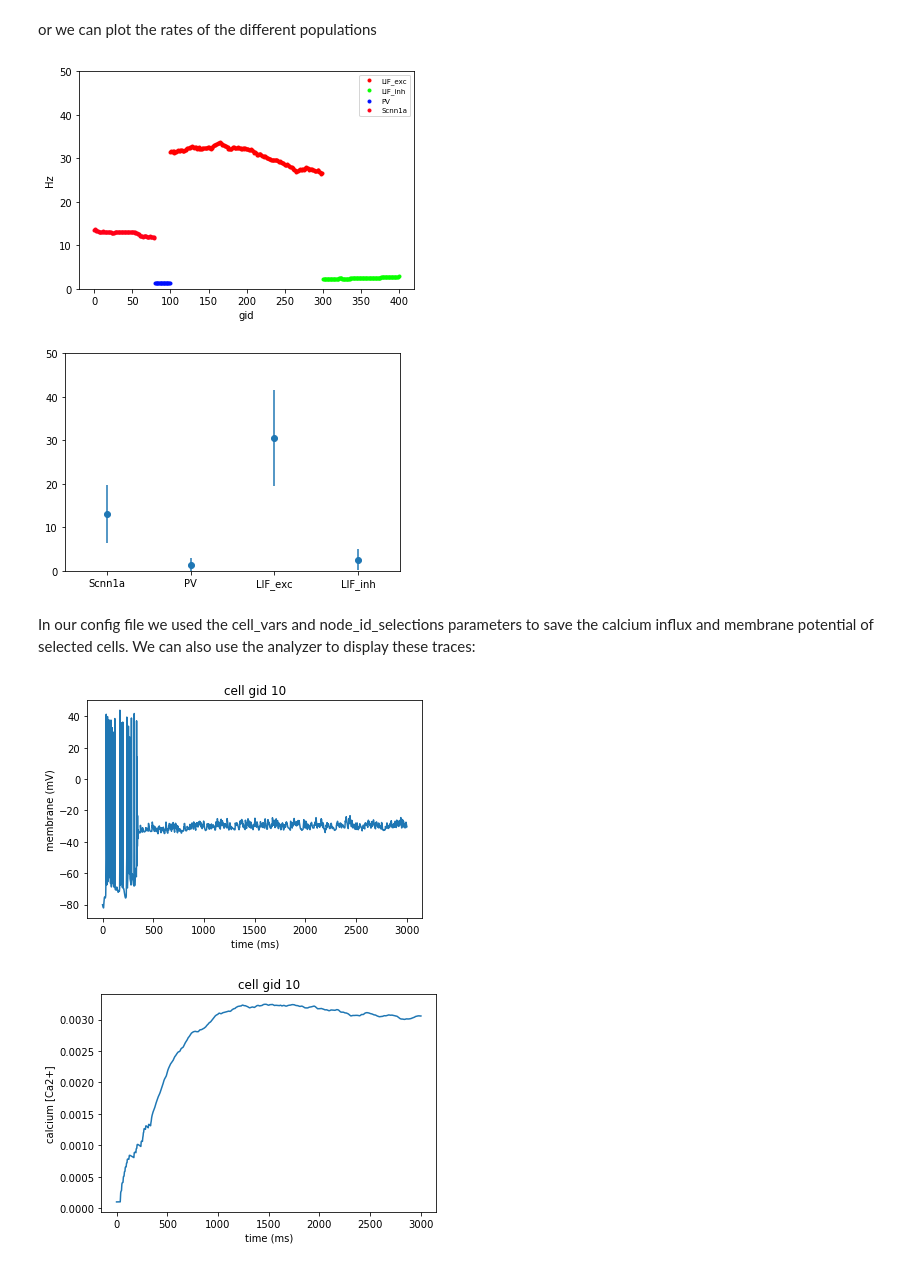
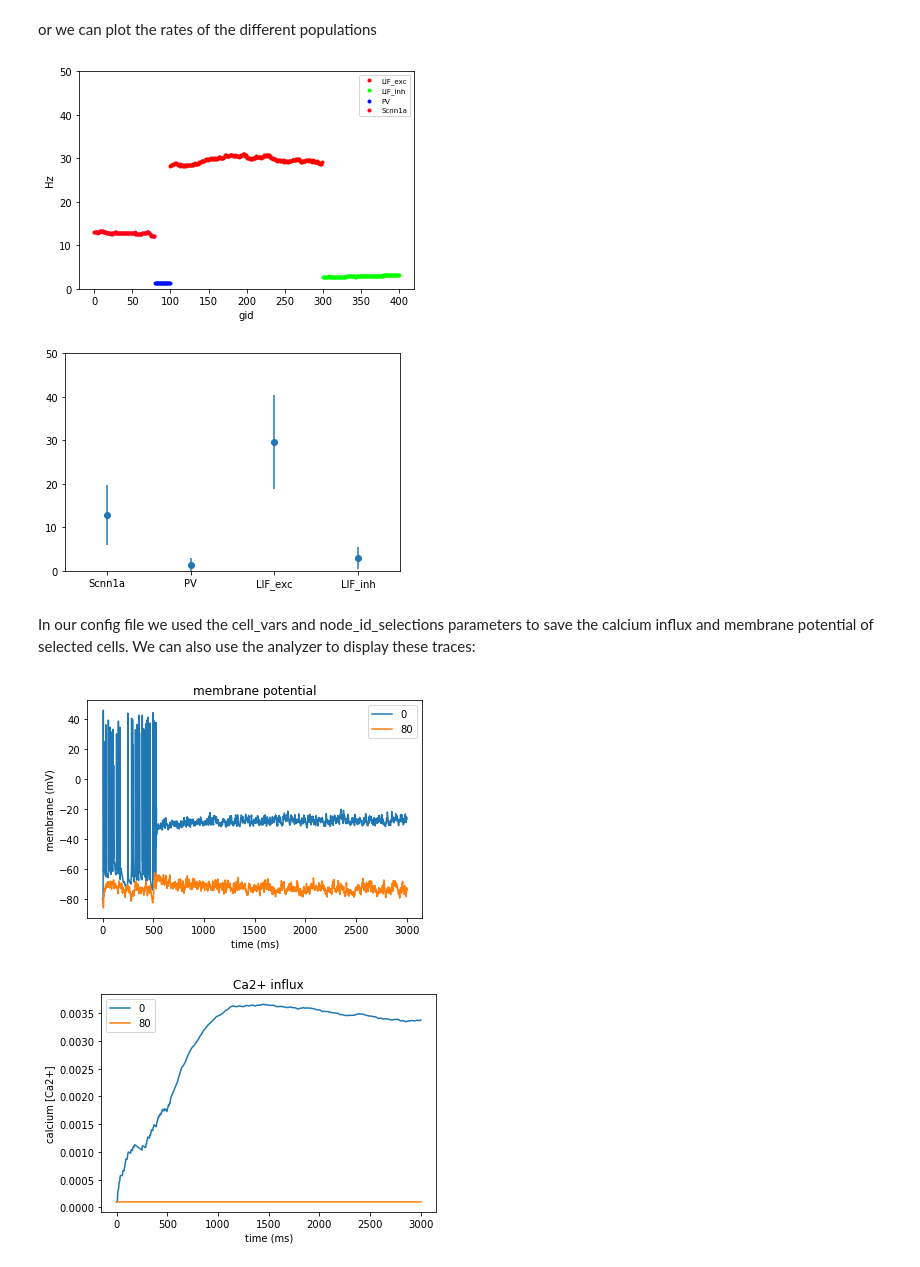
Before and after one commit to AllenInstitute/bmtk, a Jupyter notebook: docs/tutorial/04_multi_pop.ipynb, the cells around one changed output. Saved outputs shown, nothing was run; the diff lists cells and outputs as text; code cells hidden in the pictures.

```diff
--- a/docs/tutorial/04_multi_pop.ipynb
+++ b/docs/tutorial/04_multi_pop.ipynb
@@ -454,17 +448,17 @@ or we can plot the rates of the different populations
 # %%
 from bmtk.analyzer.visualization.spikes import plot_spikes, plot_rates
 
-plot_rates('network/V1_nodes.h5', 'network/V1_node_types.csv', 'output/spikes.txt', group_key='pop_name', smoothed=True)
+plot_rates('network/V1_nodes.h5', 'network/V1_node_types.csv', 'output/spikes.h5', group_key='pop_name', smoothed=True)
 # %% [output]
-[figure, old version]
+[figure, new version]
-[figure, old version]
+[figure, new version]
 # %% [markdown]
 In our config file we used the cell_vars and node_id_selections parameters to save the calcium influx and membrane potential of selected cells. We can also use the analyzer to display these traces:
 # %%
 from bmtk.analyzer import plot_potential, plot_calcium
 
-plot_potential(config_file='config.json', gids=[10])
-plot_calcium(config_file='config.json', gids=[10])
+plot_potential(cell_vars_h5='output/cell_vars.h5', gids=[0, 80])
+plot_calcium(cell_vars_h5='output/cell_vars.h5', gids=[0, 80])
 # %% [output]
-[figure, old version]
+[figure, new version]
-[figure, old version]
+[figure, new version]
```
Also changed, not shown: parts of 10 cells of this notebook, 1 other file.
